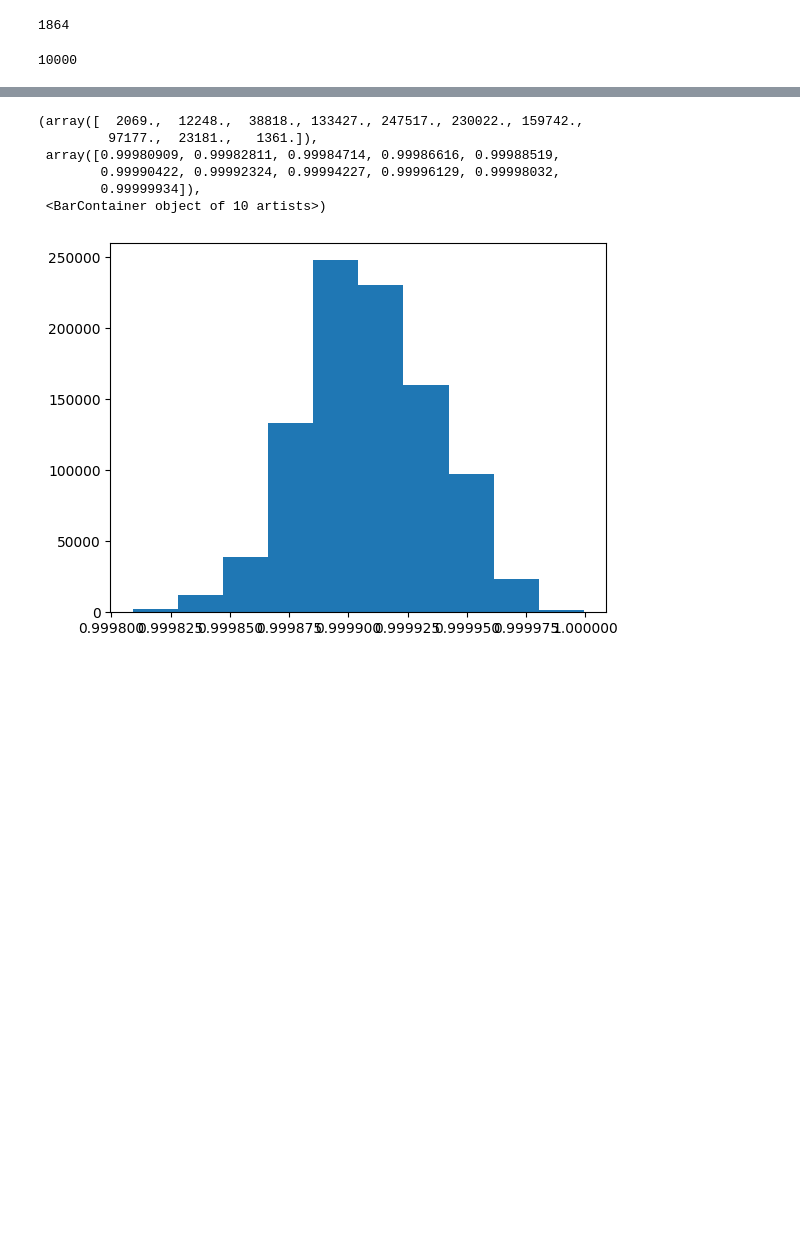
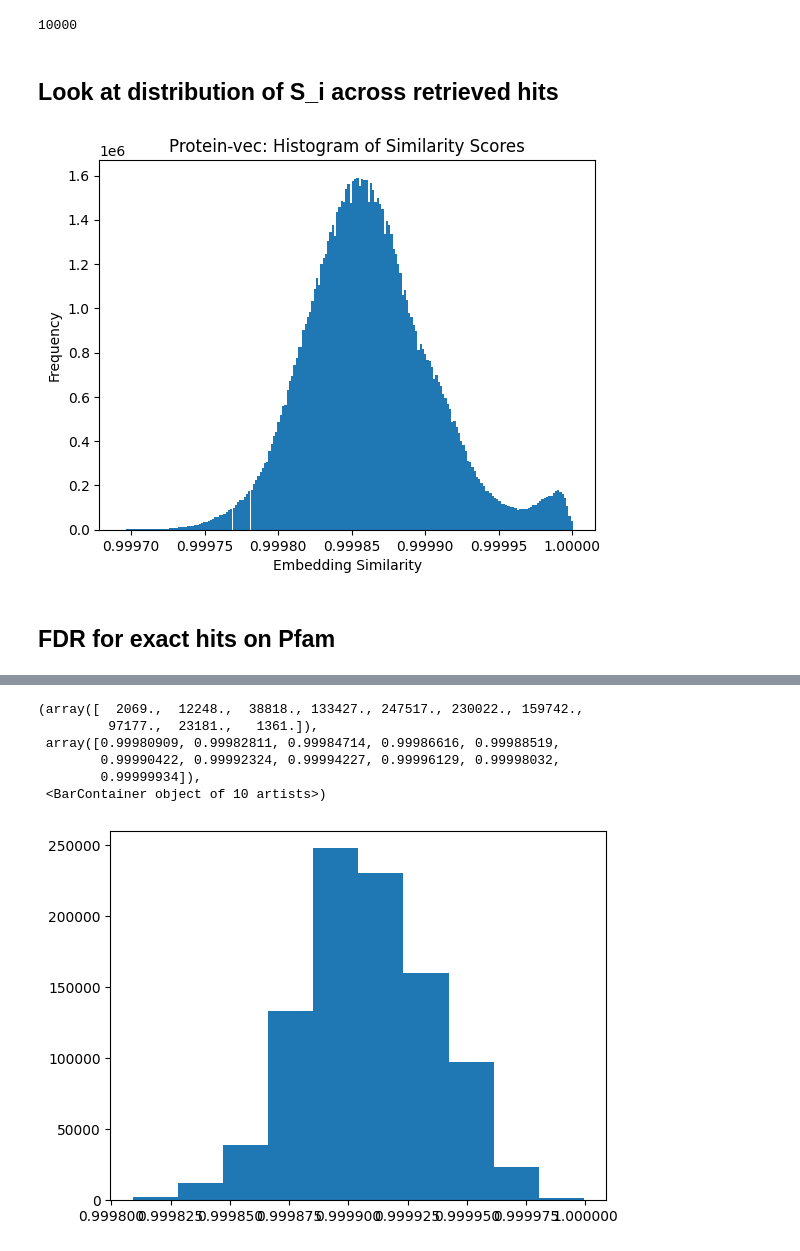
Before and after one commit to ronboger/conformal-protein-retrieval, a Jupyter notebook: pfam/analyze_protein_vec_results.ipynb, the cells around one changed output, grey strips where cells are left out. Saved outputs shown, nothing was run; the diff lists cells and outputs as text; code cells hidden in the pictures; blank space fills up the shorter version.

```diff
--- a/pfam/analyze_protein_vec_results.ipynb
+++ b/pfam/analyze_protein_vec_results.ipynb
@@ -11,10 +11,22 @@ from util import *
-# %%
-data = np.load('conformal_pfam.npy', allow_pickle=True)
-len(data)
-# %% [output]
-1864
-# %%
-data = np.load('/home/ron/protein-conformal/conformal_pfam_with_lookup_dataset.npy', allow_pickle=True)
-len(data)
-# %% [output]
-10000
+# %%
+# conformal_pfam.npy is a len 10,000 list of dictionaries of len 10,000 hits.
+# This isn't the most valid way to do this, because it incoporates proteins from the training set into calibration.
+# We chose to do this because the previous approach didn't have enough new examples to calibrate.
+data = np.load('/data/ron/protein-conformal/data/conformal_pfam_with_lookup_dataset.npy', allow_pickle=True)
+len(data)
+len(data[0]['S_i'])
+# %% [output]
+10000
+# %% [markdown]
+## Look at distribution of S_i across retrieved hits
+# %%
+sims = np.stack([query['S_i'] for query in data], axis=0)
+plt.hist(sims.flatten(), bins=200)
+plt.xlabel('Embedding Similarity')
+plt.ylabel('Frequency')
+plt.title('Protein-vec: Histogram of Similarity Scores')
+plt.show()
+# %% [output]
+[figure, added]
+# %% [markdown]
+## FDR for exact hits on Pfam
```
Also changed, not shown: parts of 34 cells of this notebook, 2 other files.
